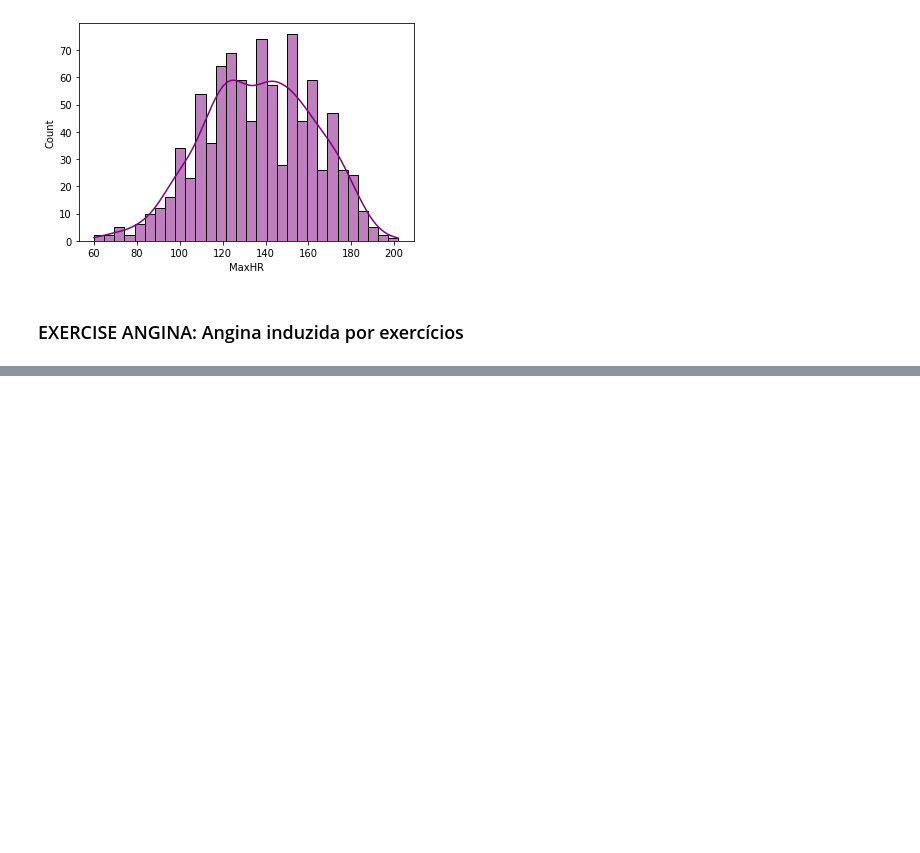
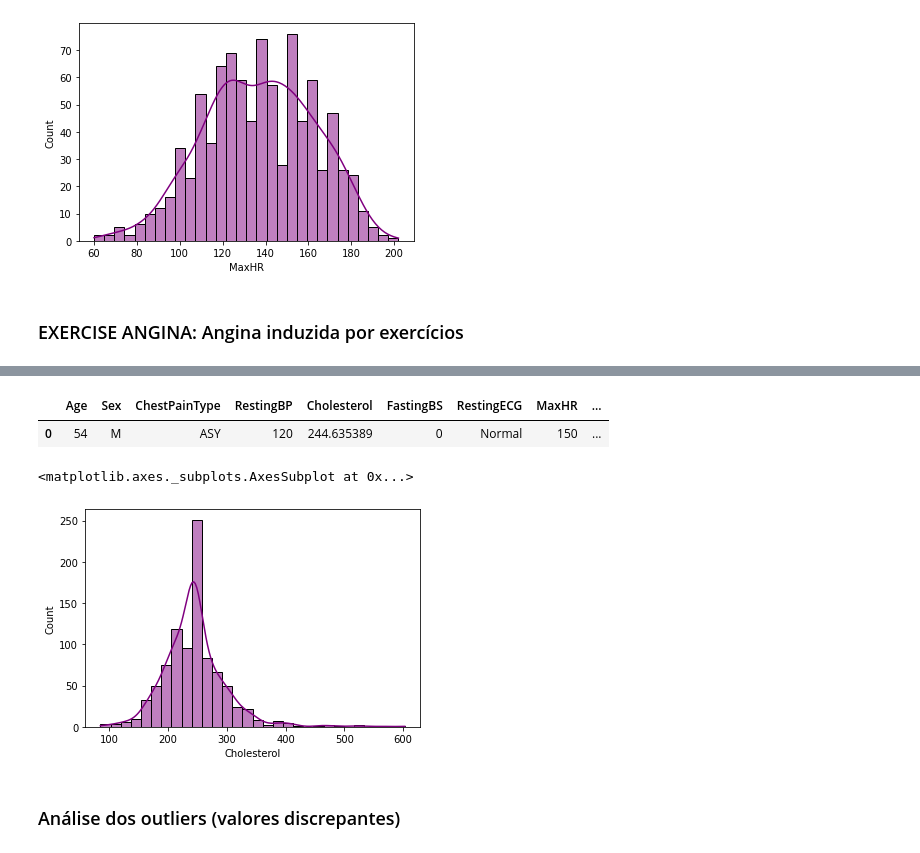
Before and after one commit to twsyas/machine_learning-course, a Jupyter notebook: tratamentoeclass.ipynb, the cells around one changed output, grey strips where cells are left out. Drawn from its saved outputs; the diff is of its cells as text; code cells hidden in the pictures; blank space fills up the shorter version.

```diff
--- a/tratamentoeclass.ipynb
+++ b/tratamentoeclass.ipynb
@@ -239,0 +394,3 @@ sns.histplot(data, x = 'MaxHR', bins = 30, color = 'purple', kde = True, stat =
+# %%
+data2 = data.loc[data.RestingBP != 0]
+data2.shape
@@ -239,0 +432,2 @@ sns.histplot(data, x = 'MaxHR', bins = 30, color = 'purple', kde = True, stat =
+# %%
+data2.Cholesterol.replace(0, np.NaN, inplace = True)
@@ -239,0 +442,3 @@ sns.histplot(data, x = 'MaxHR', bins = 30, color = 'purple', kde = True, stat =
+# %%
+#Substituir os valores missing pela média
+data2['Cholesterol'].fillna(data2['Cholesterol'].mean(), inplace = True)
@@ -239,0 +477,12 @@ sns.histplot(data, x = 'MaxHR', bins = 30, color = 'purple', kde = True, stat =
+# %%
+data2.mode()
+# %% [output]
+|  | Age | Sex | ChestPainType | RestingBP | Cholesterol | FastingBS | RestingECG | MaxHR | ... |
+| 0 | 54 | M | ASY | 120 | 244.635389 | 0 | Normal | 150 | ... |
+# %%
+sns.histplot(data2, x = 'Cholesterol', bins = 30, color = 'purple', kde = True, stat = "count")
+# %% [output]
+<matplotlib.axes._subplots.AxesSubplot at 0x...>
+[figure, added]
+# %% [markdown]
+### Análise dos outliers (valores discrepantes)
```
Also changed, not shown: parts of 49 cells of this notebook.
